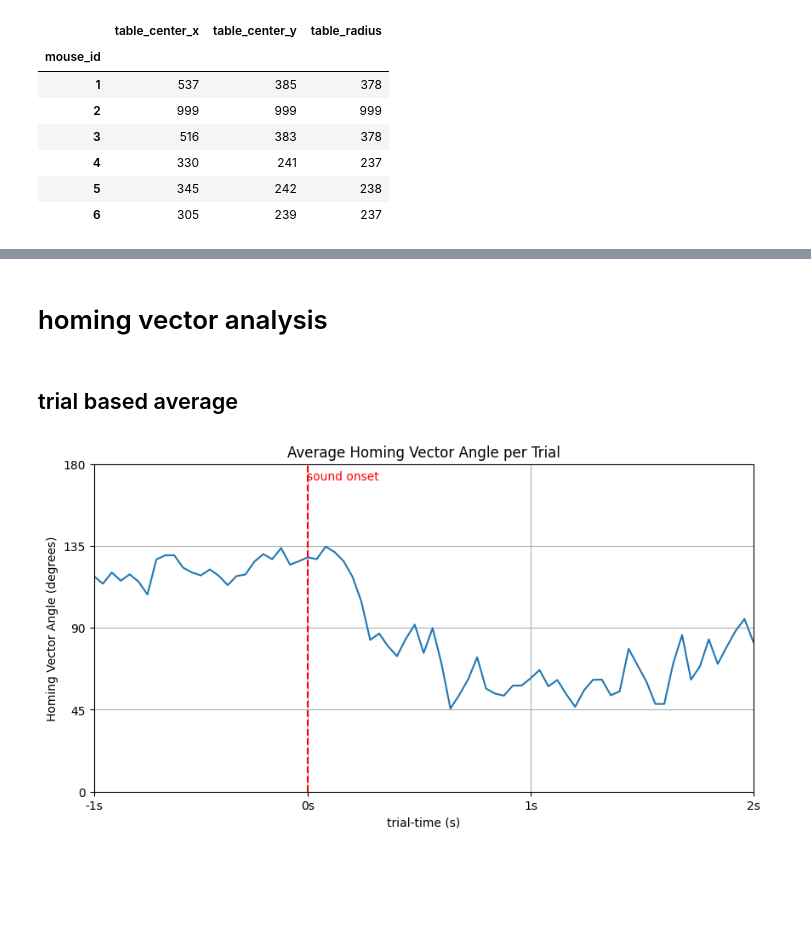
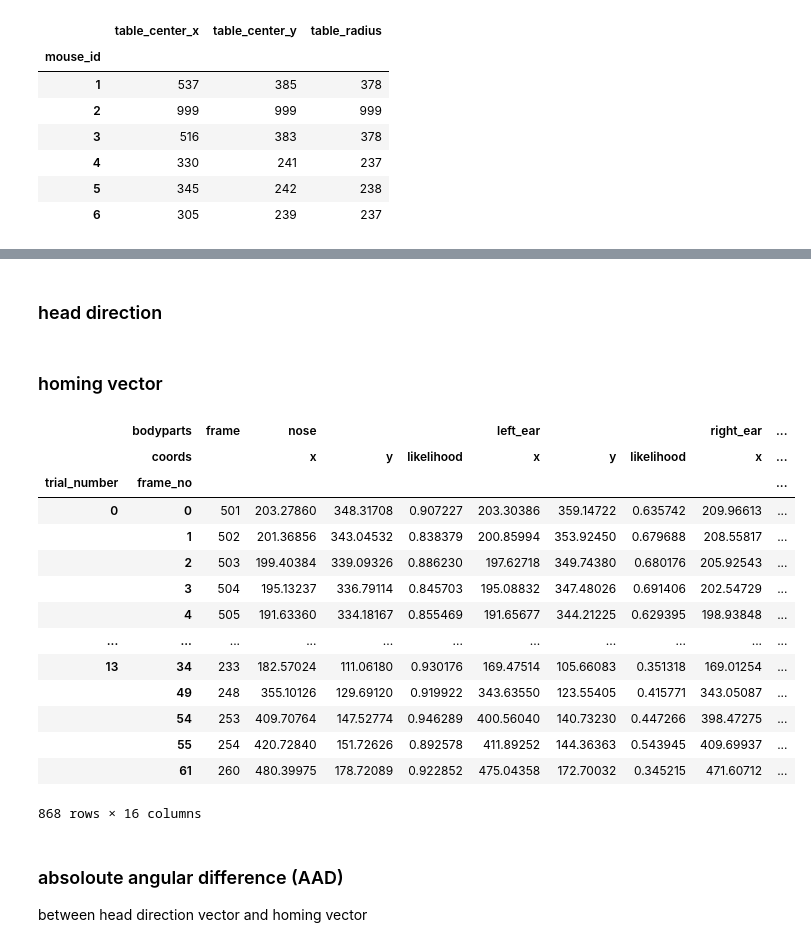
Before and after one commit to toniklenk/escape_tracking, a Jupyter notebook: scripts/analyse homing vector.ipynb, the cells around one changed output, grey strips where cells are left out. Cells and saved outputs as stored; diff of their text form; code cells hidden in the pictures; blank space fills up the shorter version.

```diff
--- a/scripts/analyse homing vector.ipynb
+++ b/scripts/analyse homing vector.ipynb
@@ -165,0 +150,2 @@ table_df
+# %% [markdown]
+### head direction
@@ -166,3 +160,29 @@ table_df
 # %% [markdown]
-# homing vector analysis
+### homing vector
+# %%
+# calculate homing vector
+shelter_x, shelter_y = shelter_positions[mouse_id]
+# homing vector
+df[('homing_vector', 'x')] = shelter_x - df[('head', 'x')]
+df[('homing_vector', 'y')] = shelter_y - df[('head', 'y')]
+df
+# %% [output]
+|  | bodyparts | frame | nose |  |  | left_ear |  |  | right_ear | ... |
+|  | coords |  | x | y | likelihood | x | y | likelihood | x | ... |
+| trial_number | frame_no |  |  |  |  |  |  |  |  | ... |
+| 0 | 0 | 501 | 203.27860 | 348.31708 | 0.907227 | 203.30386 | 359.14722 | 0.635742 | 209.96613 | ... |
+|  | 1 | 502 | 201.36856 | 343.04532 | 0.838379 | 200.85994 | 353.92450 | 0.679688 | 208.55817 | ... |
+|  | 2 | 503 | 199.40384 | 339.09326 | 0.886230 | 197.62718 | 349.74380 | 0.680176 | 205.92543 | ... |
+|  | 3 | 504 | 195.13237 | 336.79114 | 0.845703 | 195.08832 | 347.48026 | 0.691406 | 202.54729 | ... |
+|  | 4 | 505 | 191.63360 | 334.18167 | 0.855469 | 191.65677 | 344.21225 | 0.629395 | 198.93848 | ... |
+| ... | ... | ... | ... | ... | ... | ... | ... | ... | ... | ... |
+| 13 | 34 | 233 | 182.57024 | 111.06180 | 0.930176 | 169.47514 | 105.66083 | 0.351318 | 169.01254 | ... |
+|  | 49 | 248 | 355.10126 | 129.69120 | 0.919922 | 343.63550 | 123.55405 | 0.415771 | 343.05087 | ... |
+|  | 54 | 253 | 409.70764 | 147.52774 | 0.946289 | 400.56040 | 140.73230 | 0.447266 | 398.47275 | ... |
+|  | 55 | 254 | 420.72840 | 151.72626 | 0.892578 | 411.89252 | 144.36363 | 0.543945 | 409.69937 | ... |
+|  | 61 | 260 | 480.39975 | 178.72089 | 0.922852 | 475.04358 | 172.70032 | 0.345215 | 471.60712 | ... |
+868 rows × 16 columns
+# %% [markdown]
+### absoloute angular difference (AAD)
+between head direction vector and homing vector
 # %%
@@ -185,22 +200,0 @@ df[('homing vector', 'angle')] = df.apply(calculate_head_shelter_angle, axis=1,
-# %% [markdown]
-## trial based average
-# %%
-# trial based average for homing vector angle
-trial_avg = df[('homing vector', 'angle')].groupby(level="frame_no").mean()
-
-# plot trial averages
-plt.figure(figsize=(10, 5))
-plt.plot(trial_avg.values)
-plt.title('Average Homing Vector Angle per Trial')
-plt.xlim(0, 74)
-plt.xticks([0, 24, 49, 74], labels=["-1s", "0s", "1s", "2s"]);
-plt.yticks([0, 45, 90, 135, 180]);
-plt.xlabel('trial-time (s)')
-plt.ylabel('Homing Vector Angle (degrees)')
-plt.grid()
-# vertical line at time 0 with label "sound onset"
-plt.axvline(x=24, color='red', linestyle='--')
-plt.text(32, plt.ylim()[1] - 10, 'sound onset', color='red', verticalalignment='bottom', horizontalalignment='right')
-plt.show()
-# %% [output]
-[figure, removed]
```
Also changed, not shown: parts of 32 cells of this notebook, 9 other files.
